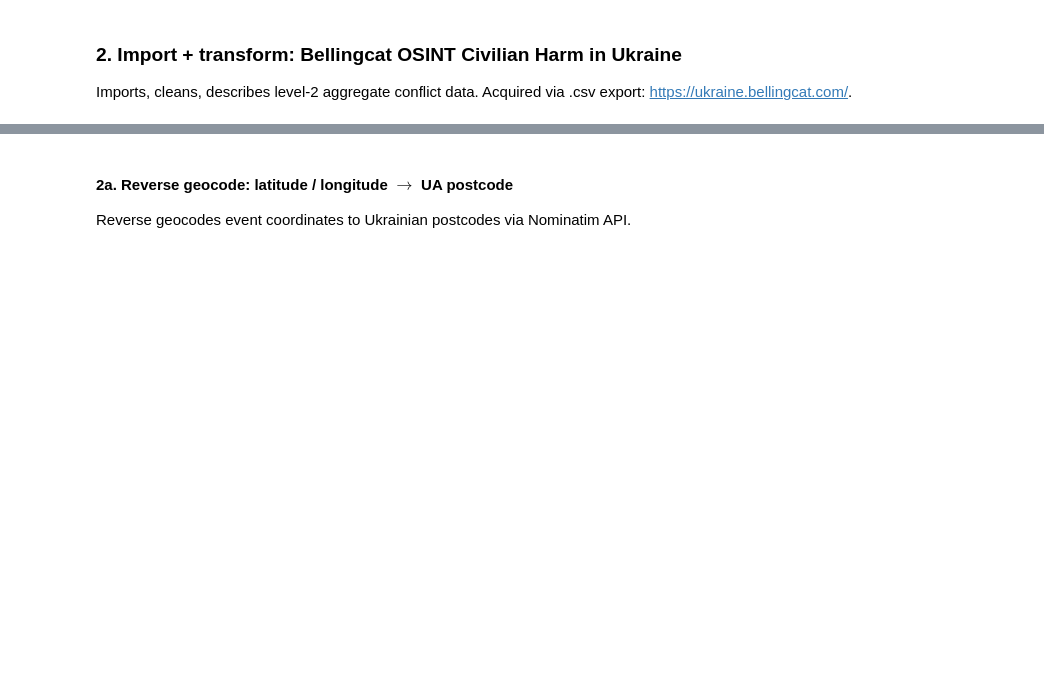
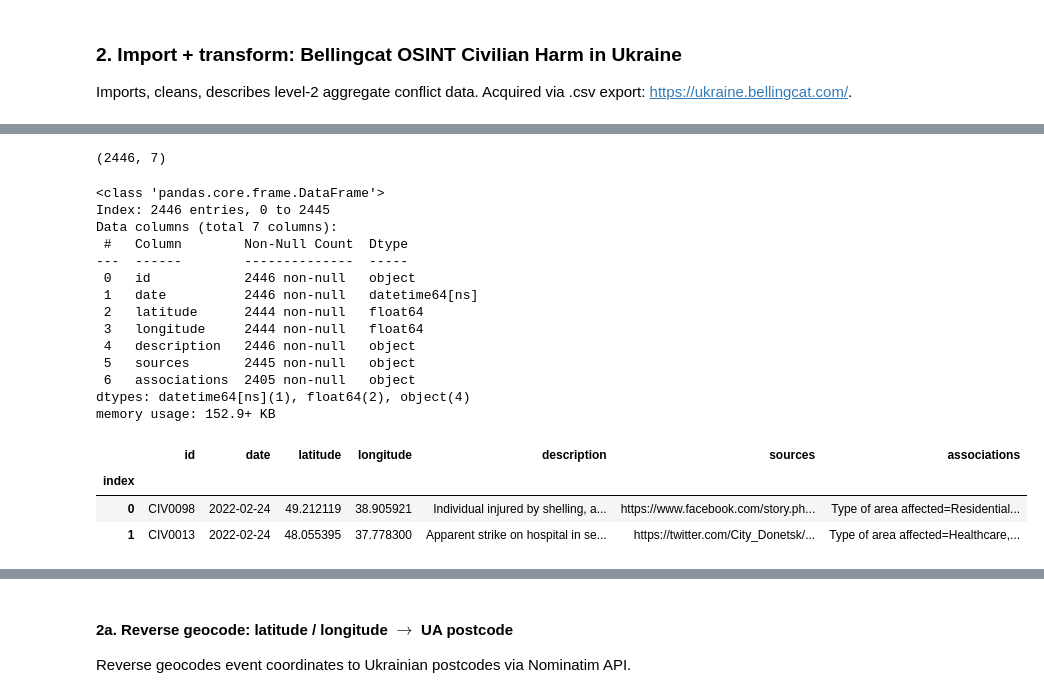
Before and after one commit to sskeen/ukraine_longitudinal_study, a Jupyter notebook: src/uls_scratchpad.ipynb, the cells around one changed output, grey strips where cells are left out. Drawn from its saved outputs; the diff is of its cells as text; code cells hidden in the pictures; blank space fills up the shorter version.

```diff
--- a/src/uls_scratchpad.ipynb
+++ b/src/uls_scratchpad.ipynb
@@ -178,30 +191,50 @@ d = pd.read_csv(f'data/ukr-civharm-2026-01-09.csv')
 # %%
 # Dupe raw for processing
-d = d_lvl2_raw_csv.copy()
+#d = d_lvl2_raw_csv.copy()
 
 # Add ascending numerical index
 d['index'] = range(len(d))
 d = d.set_index('index')
 
 # Drop imprecise OS location col
 d = d.drop(
     'location',
     axis = 1,
     errors = 'ignore',
     )
 
 # Restrict to obs on or before ULS start date
 d['date'] = pd.to_datetime(
     d['date'],
     format = DATE_FORMAT_INPUT,
     errors = 'coerce',
     )
 
 uls_startdate = pd.to_datetime(SURVEY_START_DATE)
 d = d[d['date'] <= uls_startdate]
 
 # Inspect & verify
 d.shape
 d.info()
 d.head(2)
 d.tail(2)
+# %% [output]
+(2446, 7)
+<class 'pandas.core.frame.DataFrame'>
+Index: 2446 entries, 0 to 2445
+Data columns (total 7 columns):
+ #   Column        Non-Null Count  Dtype
+---  ------        --------------  -----
+ 0   id            2446 non-null   object
+ 1   date          2446 non-null   datetime64[ns]
+ 2   latitude      2444 non-null   float64
+ 3   longitude     2444 non-null   float64
+ 4   description   2446 non-null   object
+ 5   sources       2445 non-null   object
+ 6   associations  2405 non-null   object
+dtypes: datetime64[ns](1), float64(2), object(4)
+memory usage: 152.9+ KB
+|  | id | date | latitude | longitude | description | sources | associations |
+| index |  |  |  |  |  |  |  |
+| 0 | CIV0098 | 2022-02-24 | 49.212119 | 38.905921 | Individual injured by shelling, a... | https://www.facebook.com/story.ph... | Type of area affected=Residential... |
+| 1 | CIV0013 | 2022-02-24 | 48.055395 | 37.778300 | Apparent strike on hospital in se... | https://twitter.com/City_Donetsk/... | Type of area affected=Healthcare,... |
```
Also changed, not shown: parts of 13 cells of this notebook.
